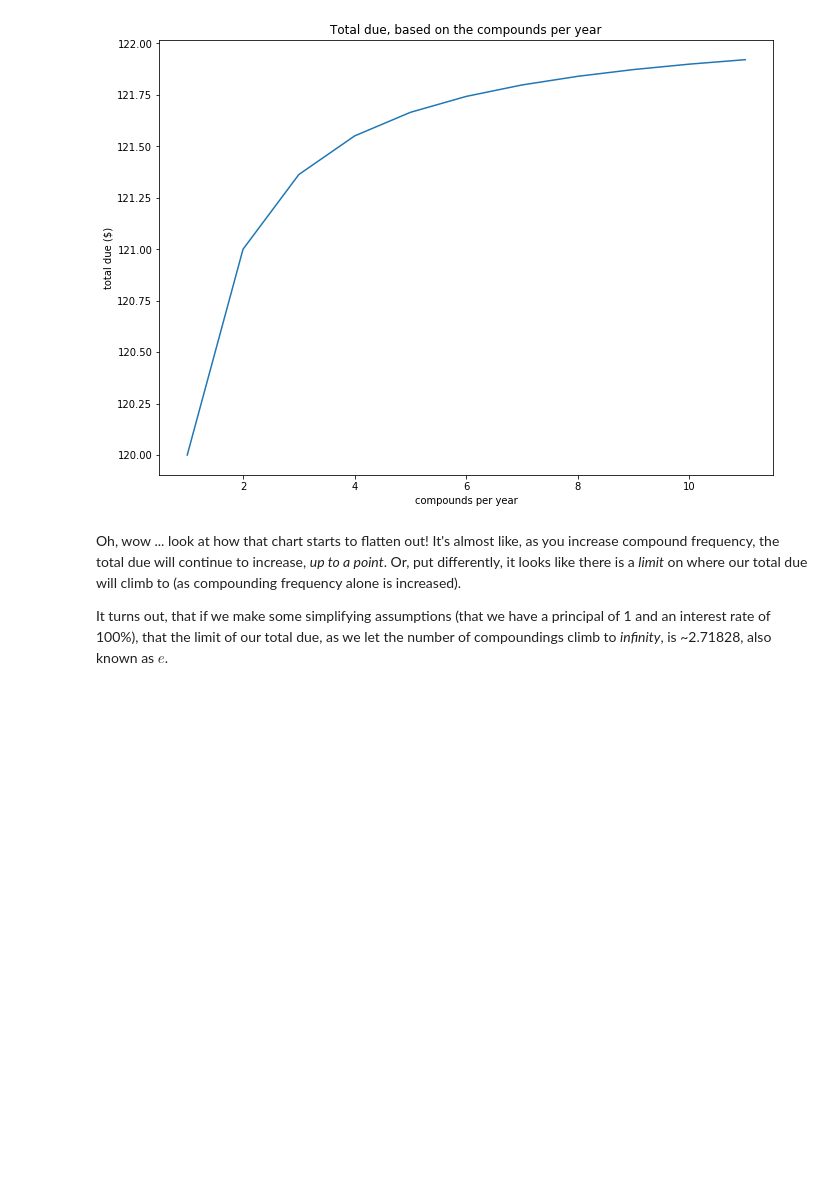
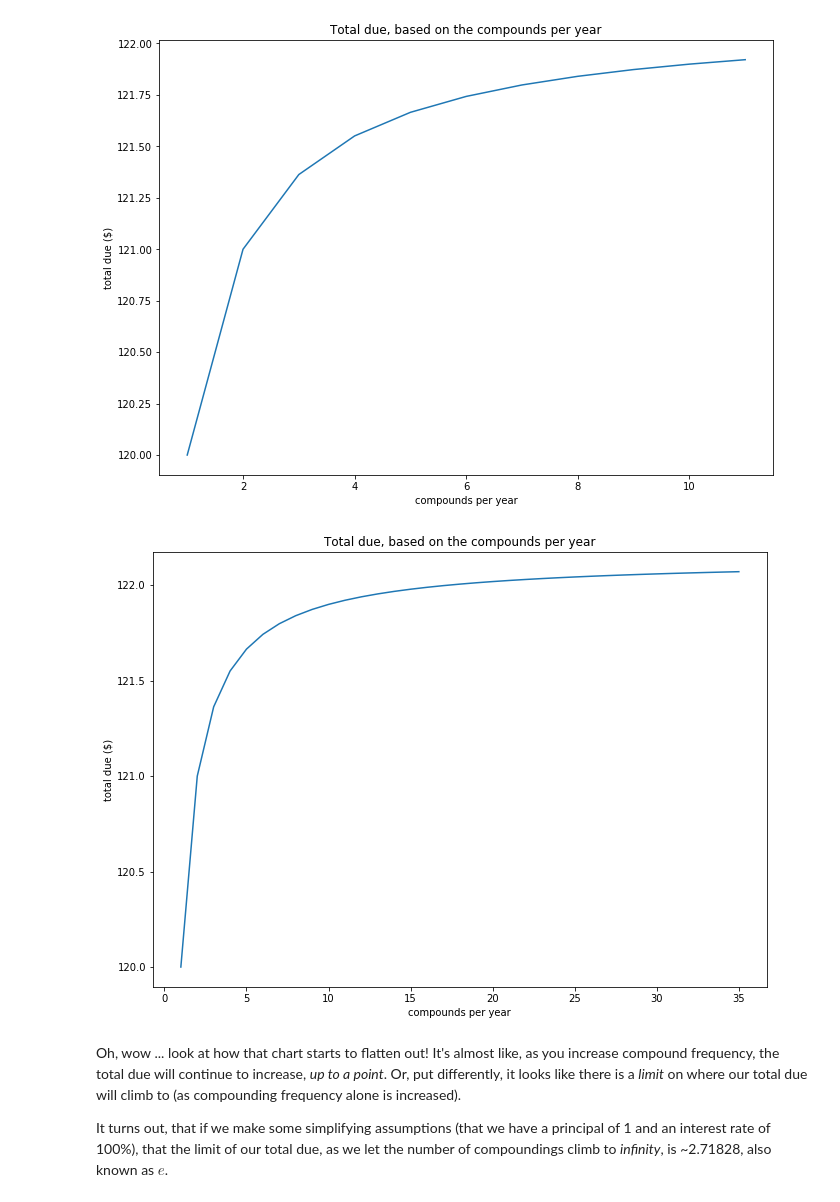
Before and after one commit to contently/math_class, a Jupyter notebook: limits.ipynb, the cells around one changed output. Cells and saved outputs as stored; diff of their text form; code cells hidden in the pictures; blank space fills up the shorter version.

```diff
--- a/limits.ipynb
+++ b/limits.ipynb
@@ -159,11 +159,11 @@ compounded_total_due(100, 0.20, 12, 1)
 # %% [markdown]
 ### --
 # %%
-def plot_compounded_interest(principal=100, interest=20):
+def plot_compounded_interest(principal=100, interest=20, max_compounds=12):
     fig = plt.figure(figsize=(11, 8))
     ax = fig.subplots(1)
 
-    compounds_per_year = range(1, 12)
+    compounds_per_year = range(1, max_compounds)
 
     totals = []
     for c in compounds_per_year:
@@ -182,6 +182,10 @@ def plot_compounded_interest(principal=100, interest=20):
 ax = plot_compounded_interest()
 # %% [output]
 [figure]
+# %%
+ax = plot_compounded_interest(max_compounds=36)
+# %% [output]
+[figure, added]
 # %% [markdown]
 Oh, wow ... look at how that chart starts to flatten out! It's almost like, as you increase compound frequency, the total due will continue to increase, _up to a point_. Or, put differently, it looks like there is a _limit_ on where our total due will climb to (as compounding frequency alone is increased).
 
```
Also changed, not shown: parts of 2 cells of this notebook.
